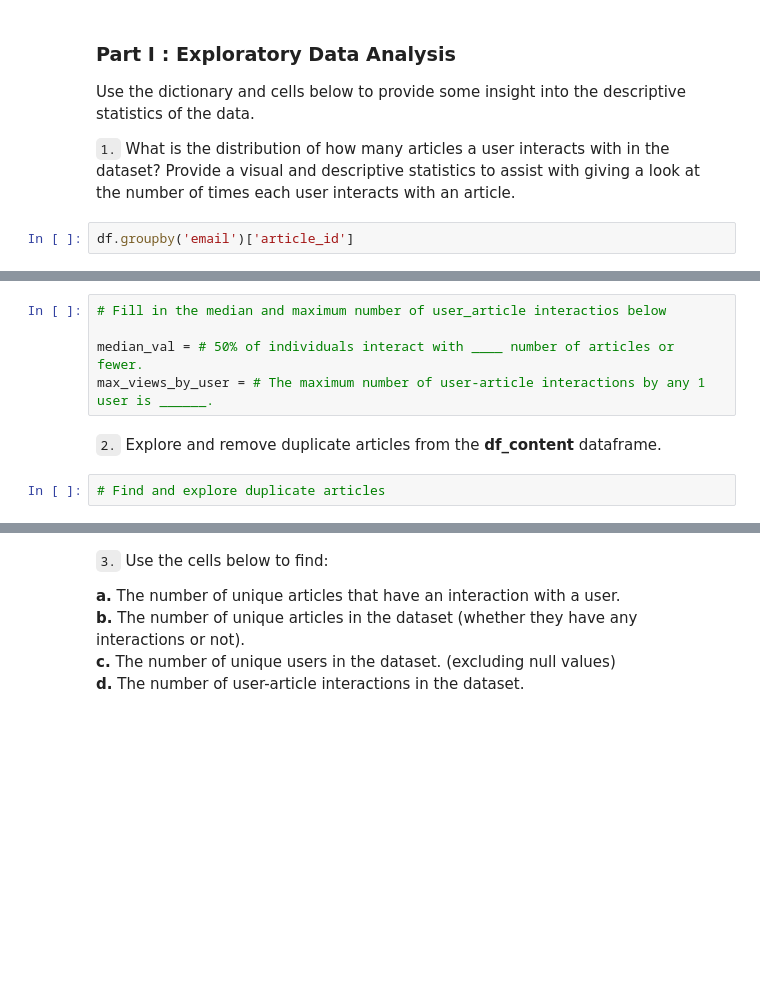
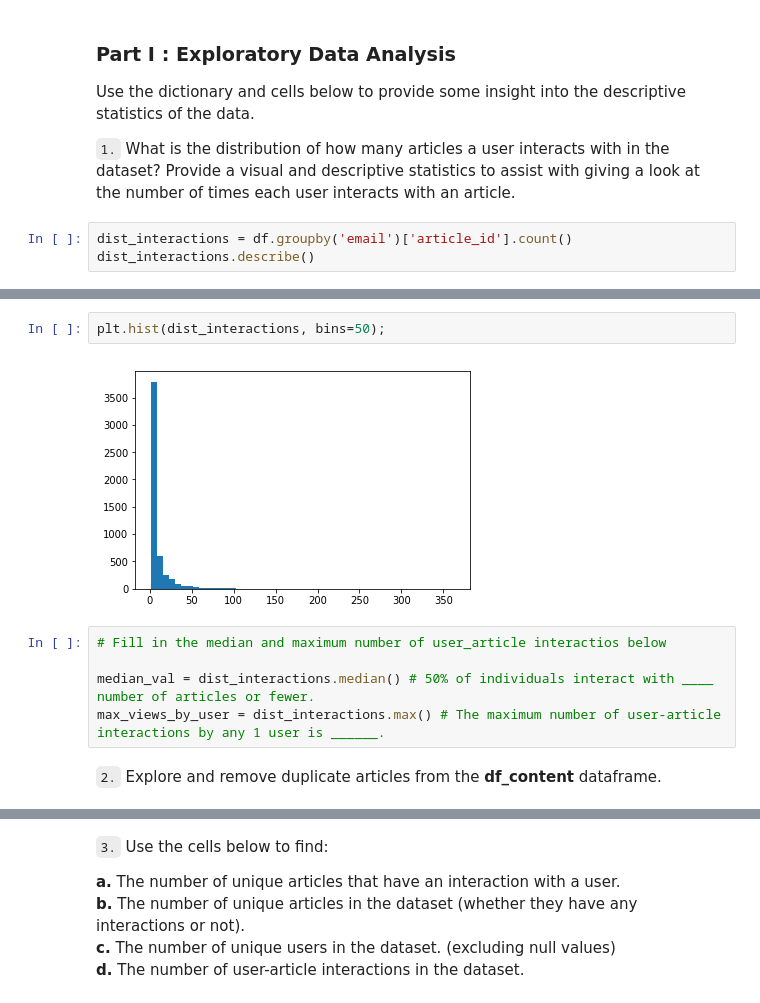
Before and after one commit to julianikulski/recommendations-with-ibm, a Jupyter notebook: Recommendations_with_IBM.ipynb, the cells around one changed output, grey strips where cells are left out. Cells and saved outputs as stored; diff of their text form; blank space fills up the shorter version.

```diff
--- a/Recommendations_with_IBM.ipynb
+++ b/Recommendations_with_IBM.ipynb
@@ -59,4 +59,5 @@ Use the dictionary and cells below to provide some insight into the descriptive
 
 `1.` What is the distribution of how many articles a user interacts with in the dataset?  Provide a visual and descriptive statistics to assist with giving a look at the number of times each user interacts with an article.
 # %%
-df.groupby('email')['article_id']
+dist_interactions = df.groupby('email')['article_id'].count()
+dist_interactions.describe()
@@ -63,9 +74,11 @@ df.groupby('email')['article_id']
+# %%
+plt.hist(dist_interactions, bins=50);
+# %% [output]
+[figure, added]
 # %%
 # Fill in the median and maximum number of user_article interactios below
 
-median_val = # 50% of individuals interact with ____ number of articles or fewer.
-max_views_by_user = # The maximum number of user-article interactions by any 1 user is ______.
+median_val = dist_interactions.median() # 50% of individuals interact with ____ number of articles or fewer.
+max_views_by_user = dist_interactions.max() # The maximum number of user-article interactions by any 1 user is ______.
 # %% [markdown]
 `2.` Explore and remove duplicate articles from the **df_content** dataframe.
-# %%
-# Find and explore duplicate articles
```
Also changed, not shown: parts of 5 cells of this notebook.
